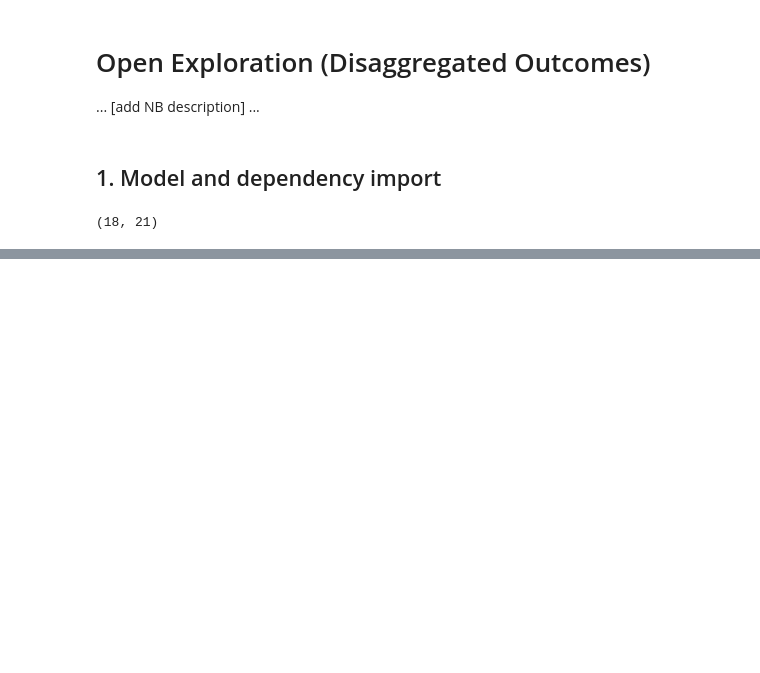
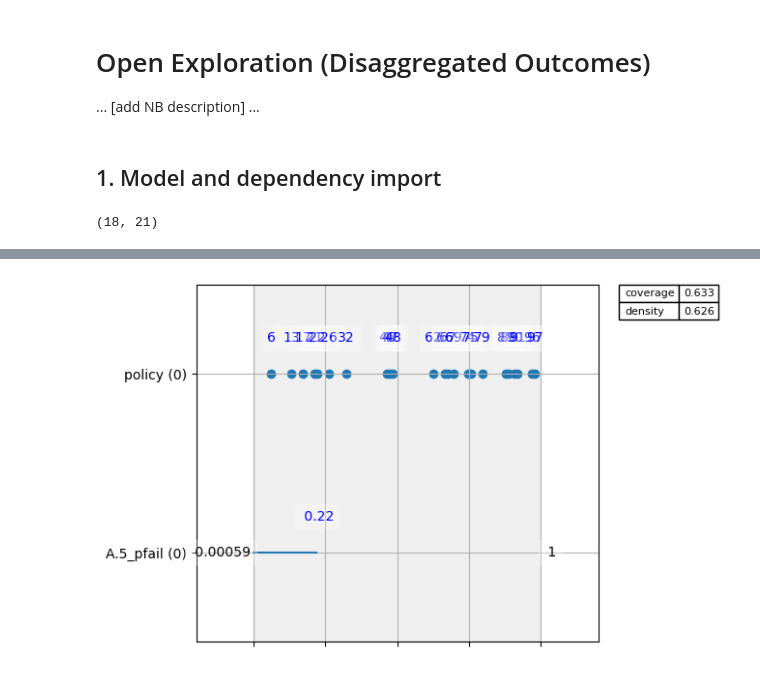
Before and after one commit to movephutthaphaiboon/epa141a-flood-policy-optimization-overijssel, a Jupyter notebook: final assignment/0_rachel_workbench.ipynb, the cells around one changed output, grey strips where cells are left out. Cells and saved outputs as stored; diff of their text form; code cells hidden in the pictures; blank space fills up the shorter version.

```diff
--- a/final assignment/0_rachel_workbench.ipynb
+++ b/final assignment/0_rachel_workbench.ipynb
@@ -133,0 +173,6 @@ box_casualties = prim_alg.find_box()
+# %%
+box_casualties.inspect(91, style='graph')
+plt.grid(True)
+plt.show()
+# %% [output]
+[figure, added]
```
Also changed, not shown: parts of 26 cells of this notebook, 7 other files.
